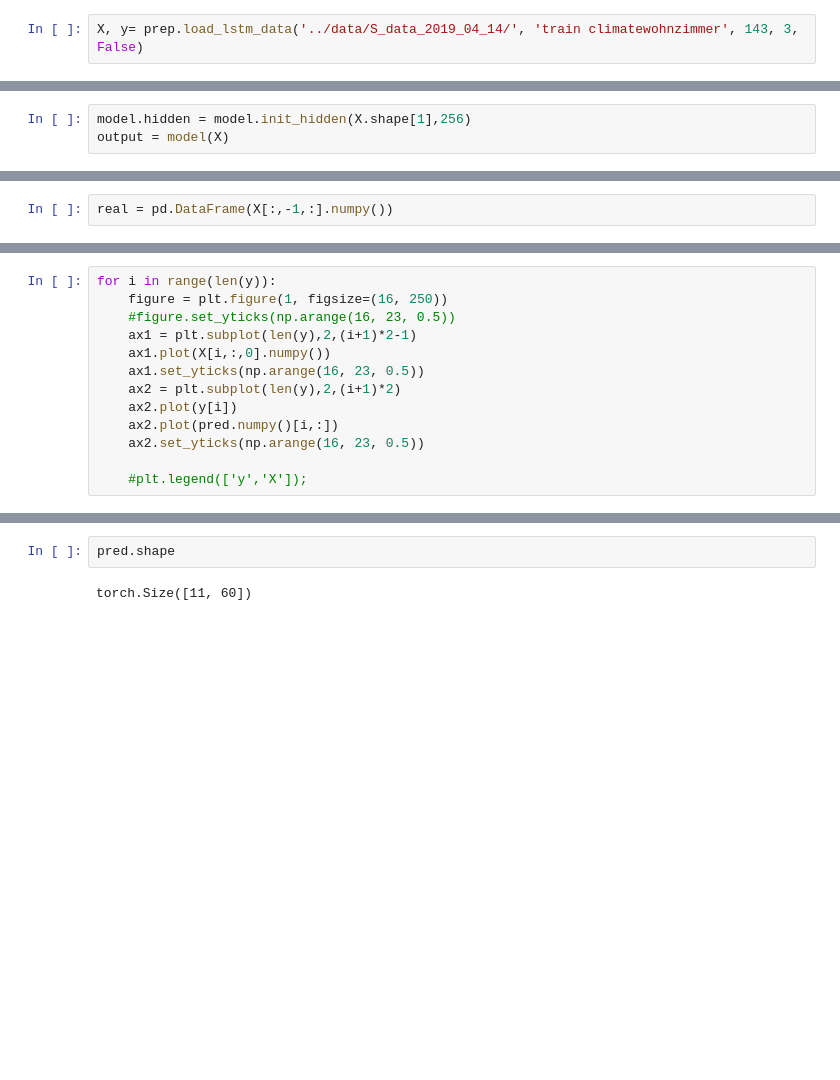
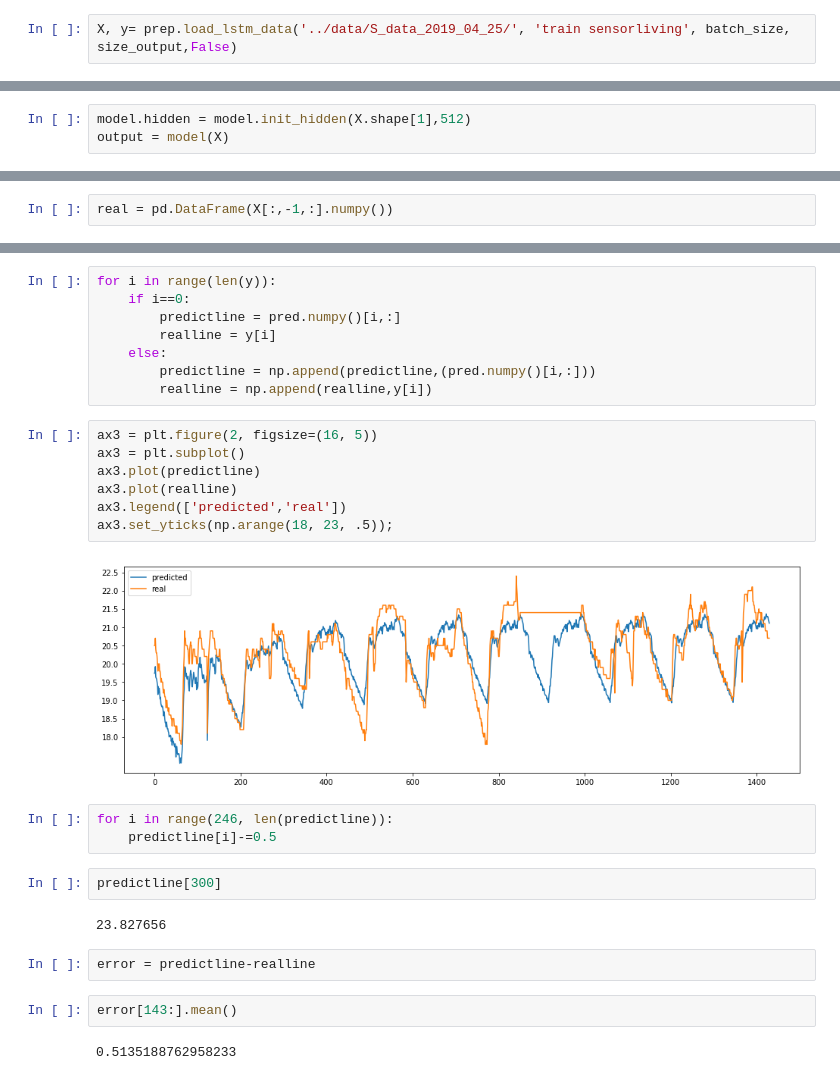
Before and after one commit to CMootz/week_program, a Jupyter notebook: Notebooks/predict.ipynb, the cells around one changed output, grey strips where cells are left out. Drawn from its saved outputs; the diff is of its cells as text; blank space fills up the shorter version.

Commit message:
additional data extraction

```diff
--- a/Notebooks/predict.ipynb
+++ b/Notebooks/predict.ipynb
@@ -15,3 +18,3 @@ The autoreload extension is already loaded. To reload it, use:
 # %%
-X, y= prep.load_lstm_data('../data/S_data_2019_04_14/', 'train climatewohnzimmer', 143, 3, False)
+X, y= prep.load_lstm_data('../data/S_data_2019_04_25/', 'train sensorliving', batch_size, size_output,False)
 # %% [output]
@@ -34,3 +33,3 @@ torch.Size([119, 143, 13])
 # %%
-model.hidden = model.init_hidden(X.shape[1],256)
+model.hidden = model.init_hidden(X.shape[1],512)
 output = model(X)
@@ -57,13 +39,0 @@ array([20.1, 19.9, 20.1, 20.1, 20.1, 19.9])
-# %%
-for i in range(len(y)):
-    figure = plt.figure(1, figsize=(16, 250))
-    #figure.set_yticks(np.arange(16, 23, 0.5))
-    ax1 = plt.subplot(len(y),2,(i+1)*2-1)
-    ax1.plot(X[i,:,0].numpy())
-    ax1.set_yticks(np.arange(16, 23, 0.5))
-    ax2 = plt.subplot(len(y),2,(i+1)*2)
-    ax2.plot(y[i])
-    ax2.plot(pred.numpy()[i,:])
-    ax2.set_yticks(np.arange(16, 23, 0.5))
-
-    #plt.legend(['y','X']);
@@ -72,4 +40,30 @@ for i in range(len(y)):
-# %%
-pred.shape
-# %% [output]
-torch.Size([11, 60])
+# %%
+for i in range(len(y)):
+    if i==0:
+        predictline = pred.numpy()[i,:]
+        realline = y[i]
+    else:
+        predictline = np.append(predictline,(pred.numpy()[i,:]))
+        realline = np.append(realline,y[i])
+# %%
+ax3 = plt.figure(2, figsize=(16, 5))
+ax3 = plt.subplot()
+ax3.plot(predictline)
+ax3.plot(realline)
+ax3.legend(['predicted','real'])
+ax3.set_yticks(np.arange(18, 23, .5));
+# %% [output]
+[figure, added]
+# %%
+for i in range(246, len(predictline)):
+    predictline[i]-=0.5
+# %%
+predictline[300]
+# %% [output]
+23.827656
+# %%
+error = predictline-realline
+# %%
+error[143:].mean()
+# %% [output]
+0.5135188762958233
```
Also changed, not shown: parts of 10 cells of this notebook, 12 other files.
